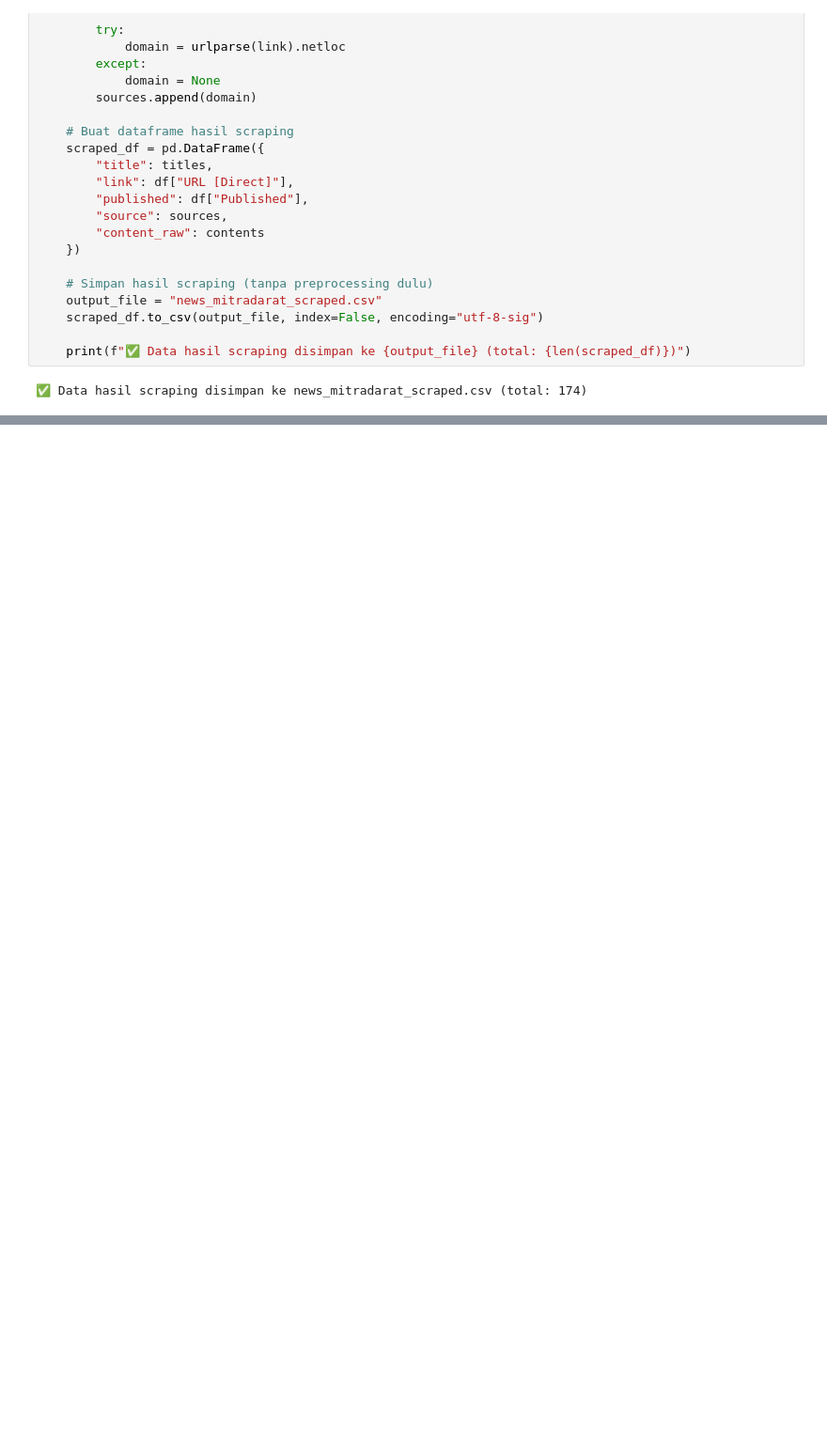
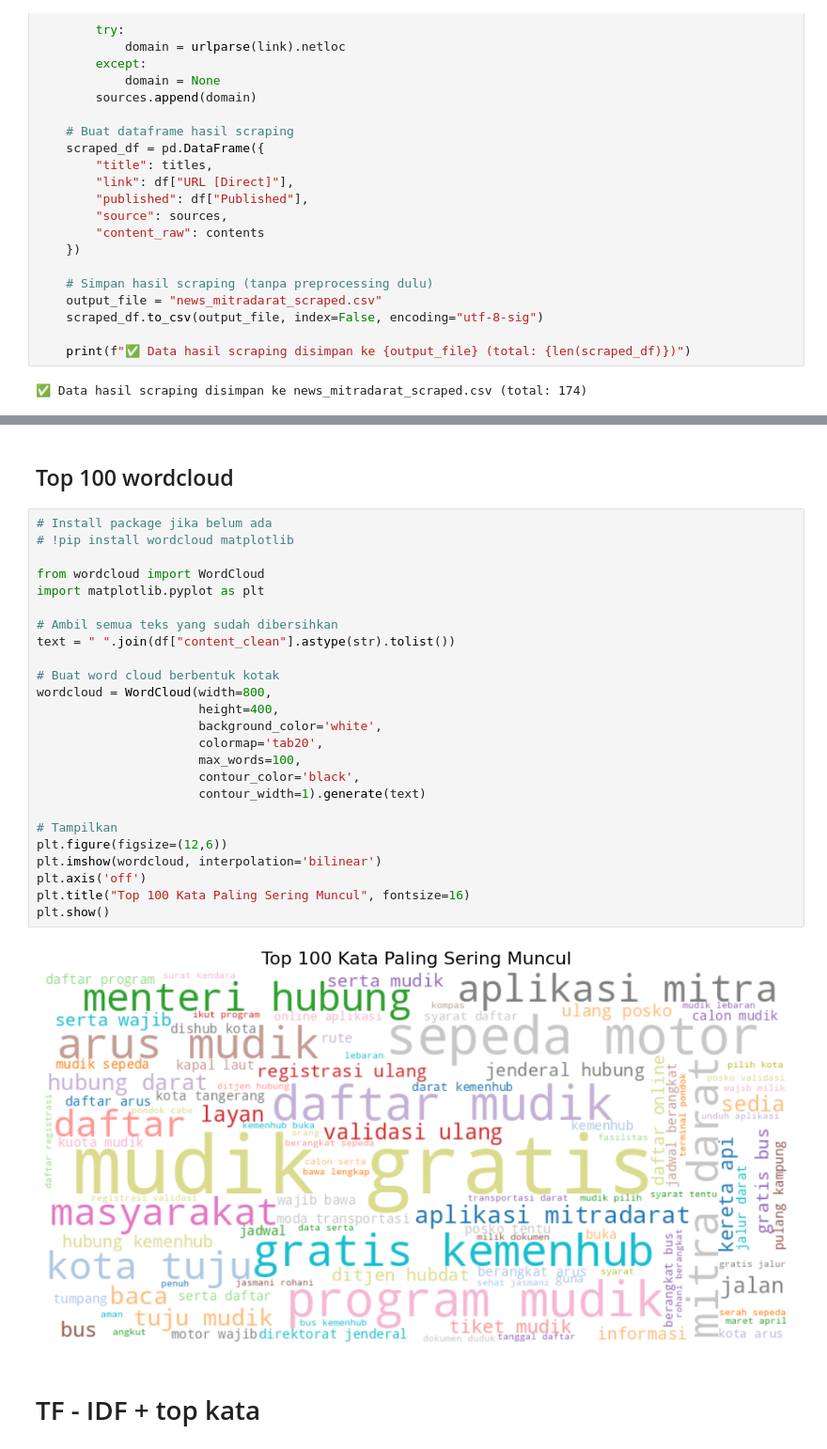
Before and after one commit to Viggofudail/Project-A-Kelompok-3-PBA-GASAL-2025-2026, a Jupyter notebook: PBA_MitraDarat.ipynb, the cells around one changed output, grey strips where cells are left out. Shown at 94% size. Drawn from its saved outputs; the diff is of its cells as text; blank space fills up the shorter version.

```diff
--- a/PBA_MitraDarat.ipynb
+++ b/PBA_MitraDarat.ipynb
@@ -212,0 +295,31 @@ df["content_clean"]
+# %% [markdown]
+## Top 100 wordcloud
+# %%
+# Install package jika belum ada
+# !pip install wordcloud matplotlib
+
+from wordcloud import WordCloud
+import matplotlib.pyplot as plt
+
+# Ambil semua teks yang sudah dibersihkan
+text = " ".join(df["content_clean"].astype(str).tolist())
+
+# Buat word cloud berbentuk kotak
+wordcloud = WordCloud(width=800,
+                      height=400,
+                      background_color='white',
+                      colormap='tab20',
+                      max_words=100,
+                      contour_color='black',
+                      contour_width=1).generate(text)
+
+# Tampilkan
+plt.figure(figsize=(12,6))
+plt.imshow(wordcloud, interpolation='bilinear')
+plt.axis('off')
+plt.title("Top 100 Kata Paling Sering Muncul", fontsize=16)
+plt.show()
+# %% [output]
+[figure, added]
+# %% [markdown]
+# TF - IDF + top kata
```
Also changed, not shown: parts of 38 cells of this notebook.
